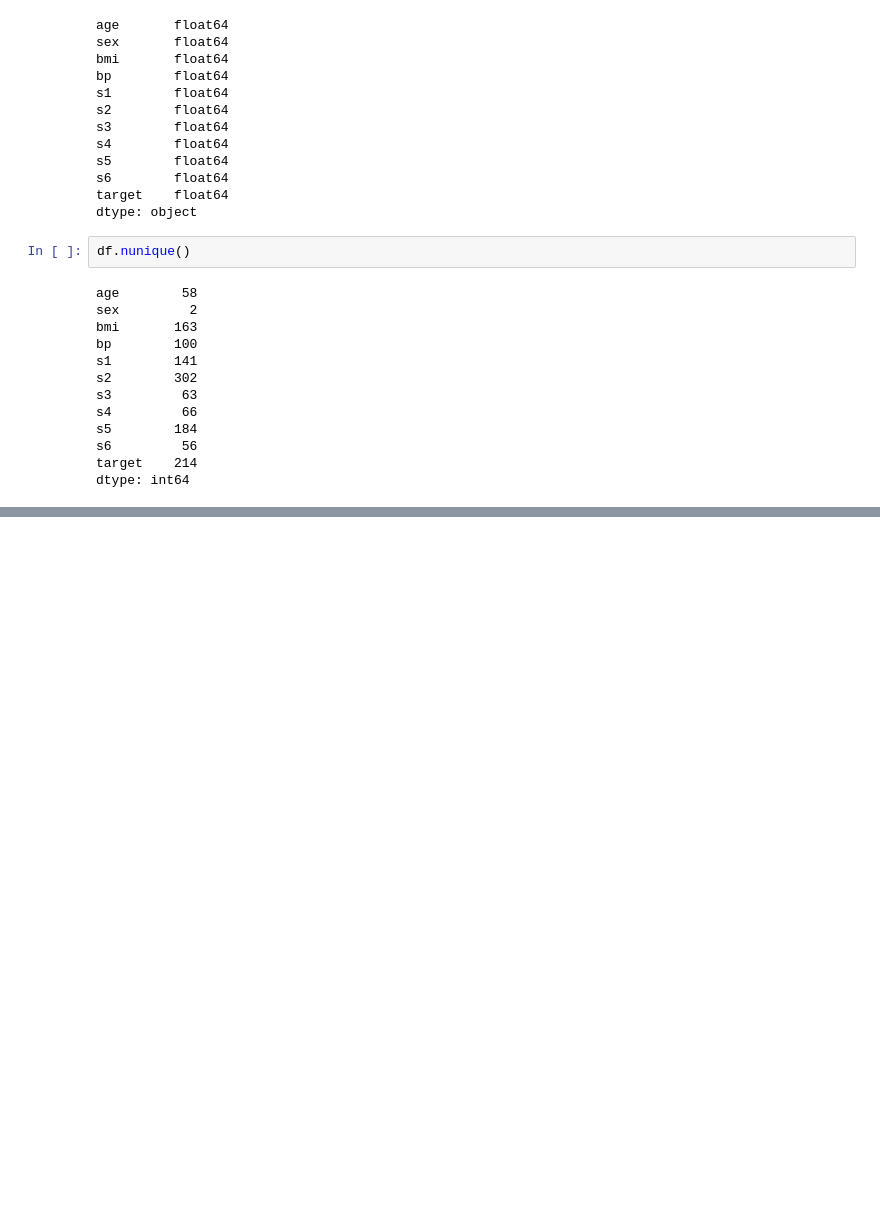
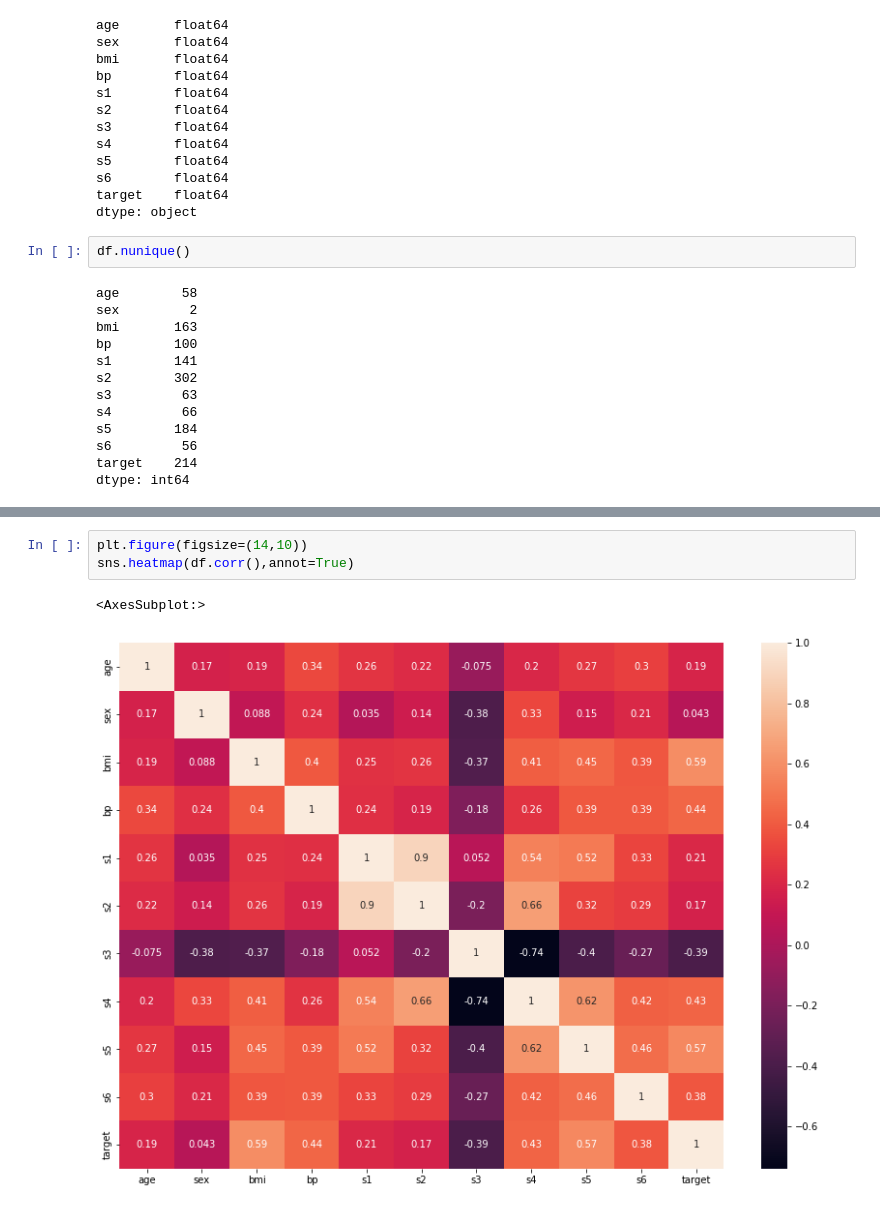
Before and after one commit to Naveen-Karanamu/Diabetes-Data-Prediction, a Jupyter notebook: main.ipynb, the cells around one changed output, grey strips where cells are left out. Drawn from its saved outputs; the diff is of its cells as text; blank space fills up the shorter version.

Commit message:
Added: Correaltion heatmap

```diff
--- a/main.ipynb
+++ b/main.ipynb
@@ -126,3 +126,9 @@ df.corr()
 | s5 | 0.270774 | 0.149916 | 0.446157 | 0.393480 | 0.515503 | 0.318357 | -0.398577 | 0.617859 | 1.000000 | 0.464669 | 0.565883 |
 | s6 | 0.301731 | 0.208133 | 0.388680 | 0.390430 | 0.325717 | 0.290600 | -0.273697 | 0.417212 | 0.464669 | 1.000000 | 0.382483 |
 | target | 0.187889 | 0.043062 | 0.586450 | 0.441482 | 0.212022 | 0.174054 | -0.394789 | 0.430453 | 0.565883 | 0.382483 | 1.000000 |
+# %%
+plt.figure(figsize=(14,10))
+sns.heatmap(df.corr(),annot=True)
+# %% [output]
+<AxesSubplot:>
+[figure, added]
```
